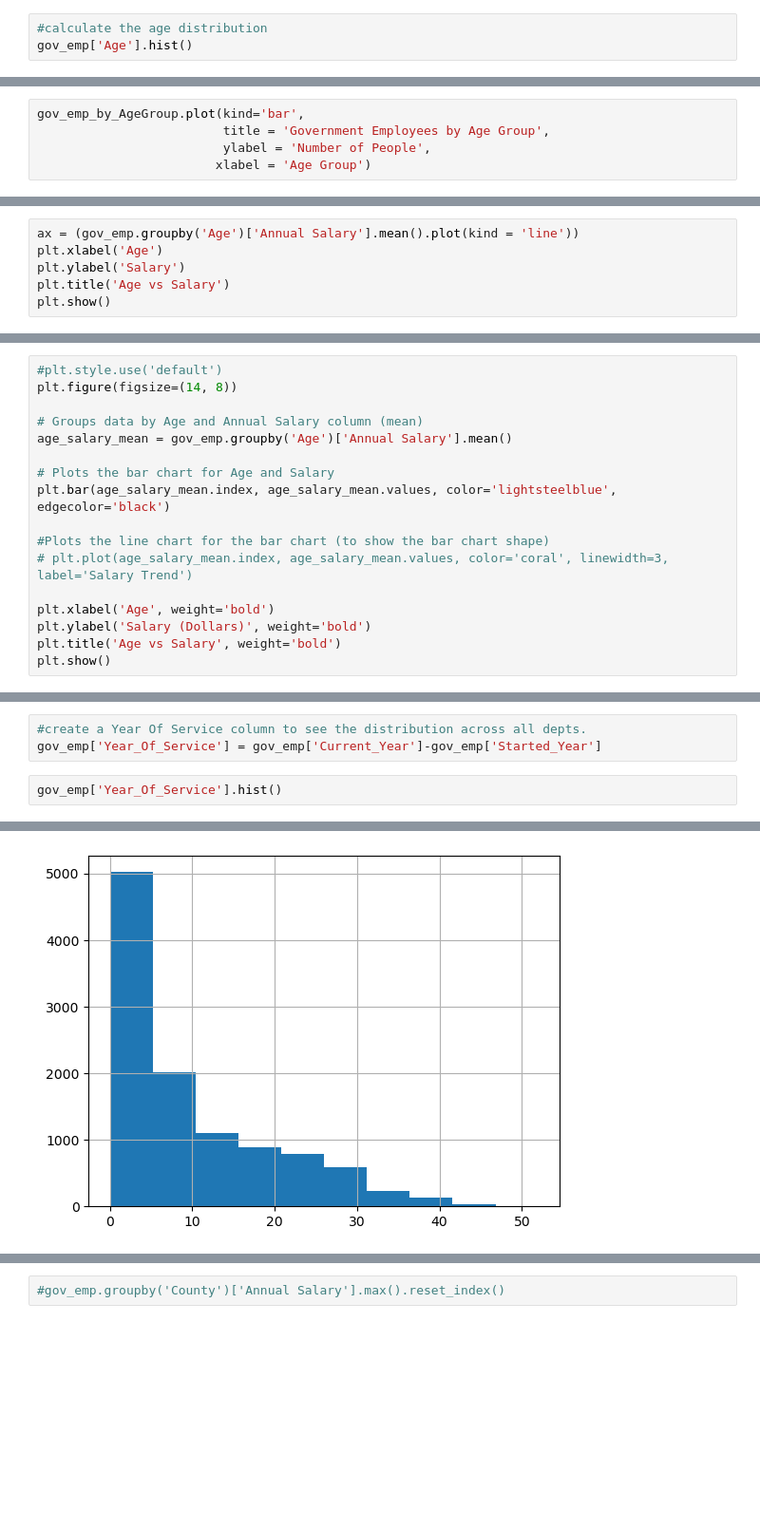
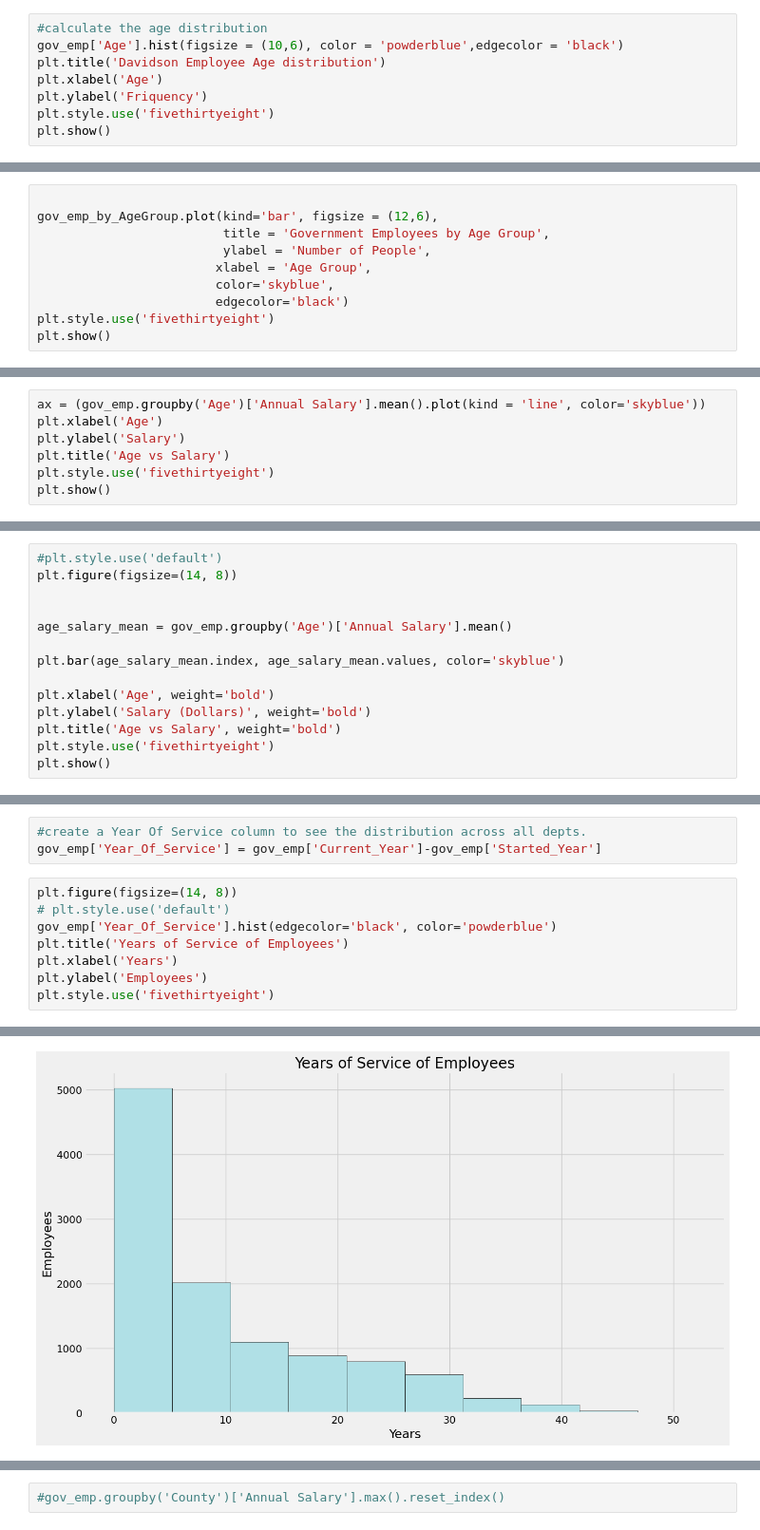
Before and after one commit to zdemeke/DavidsonGovEmployeeDemographics, a Jupyter notebook: Gov't Employment.ipynb, the cells around one changed output, grey strips where cells are left out. Shown at 95% size. Cells and saved outputs as stored; diff of their text form; blank space fills up the shorter version.

```diff
--- a/Gov't Employment.ipynb
+++ b/Gov't Employment.ipynb
@@ -220,5 +200,10 @@ gov_emp['Age'].mean()
 44.357354850677055
 # %%
 #calculate the age distribution
-gov_emp['Age'].hist()
+gov_emp['Age'].hist(figsize = (10,6), color = 'powderblue',edgecolor = 'black')
+plt.title('Davidson Employee Age distribution')
+plt.xlabel('Age')
+plt.ylabel('Friquency')
+plt.style.use('fivethirtyeight')
+plt.show()
 # %% [output]
@@ -248,8 +232,13 @@ gov_emp[gov_emp['Age']==22]
 # %%
 gov_emp_by_AgeGroup = gov_emp.groupby('Age_Group').size()
 # %%
-gov_emp_by_AgeGroup.plot(kind='bar',
+
+gov_emp_by_AgeGroup.plot(kind='bar', figsize = (12,6),
                          title = 'Government Employees by Age Group',
                          ylabel = 'Number of People',
-                        xlabel = 'Age Group')
+                        xlabel = 'Age Group',
+                        color='skyblue',
+                        edgecolor='black')
+plt.style.use('fivethirtyeight')
+plt.show()
 # %% [output]
@@ -291,9 +279,10 @@ Age
 89     8543.89
 Name: Annual Salary, Length: 74, dtype: float64
 # %%
-ax = (gov_emp.groupby('Age')['Annual Salary'].mean().plot(kind = 'line'))
+ax = (gov_emp.groupby('Age')['Annual Salary'].mean().plot(kind = 'line', color='skyblue'))
 plt.xlabel('Age')
 plt.ylabel('Salary')
 plt.title('Age vs Salary')
+plt.style.use('fivethirtyeight')
 plt.show()
 # %% [output]
@@ -302,17 +291,14 @@ plt.show()
 #plt.style.use('default')
 plt.figure(figsize=(14, 8))
 
-# Groups data by Age and Annual Salary column (mean)
+
 age_salary_mean = gov_emp.groupby('Age')['Annual Salary'].mean()
 
-# Plots the bar chart for Age and Salary
-plt.bar(age_salary_mean.index, age_salary_mean.values, color='lightsteelblue', edgecolor='black')
-
-#Plots the line chart for the bar chart (to show the bar chart shape)
-# plt.plot(age_salary_mean.index, age_salary_mean.values, color='coral', linewidth=3, label='Salary Trend')
+plt.bar(age_salary_mean.index, age_salary_mean.values, color='skyblue')
 
 plt.xlabel('Age', weight='bold')
 plt.ylabel('Salary (Dollars)', weight='bold')
 plt.title('Age vs Salary', weight='bold')
+plt.style.use('fivethirtyeight')
 plt.show()
 # %% [output]
@@ -350,5 +336,11 @@ gov_emp.head()
 #create a Year Of Service column to see the distribution across all depts.
 gov_emp['Year_Of_Service'] = gov_emp['Current_Year']-gov_emp['Started_Year']
 # %%
-gov_emp['Year_Of_Service'].hist()
+plt.figure(figsize=(14, 8))
+# plt.style.use('default')
+gov_emp['Year_Of_Service'].hist(edgecolor='black', color='powderblue')
+plt.title('Years of Service of Employees')
+plt.xlabel('Years')
+plt.ylabel('Employees')
+plt.style.use('fivethirtyeight')
 # %% [output]
@@ -356,2 +347,2 @@ gov_emp['Year_Of_Service'].hist()
-[figure, old version]
+[figure, new version]
 # %%
```
Also changed, not shown: parts of 38 cells of this notebook.
